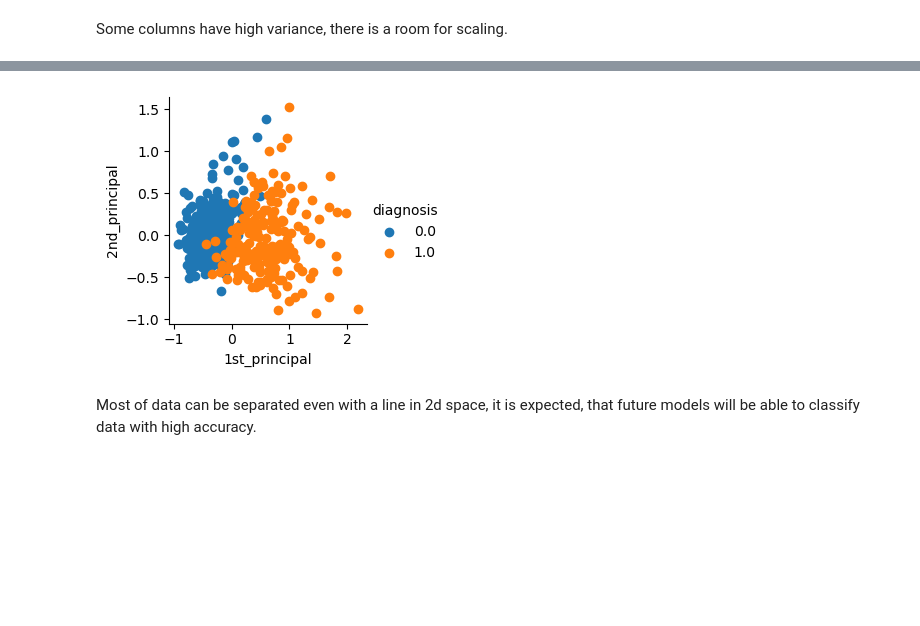
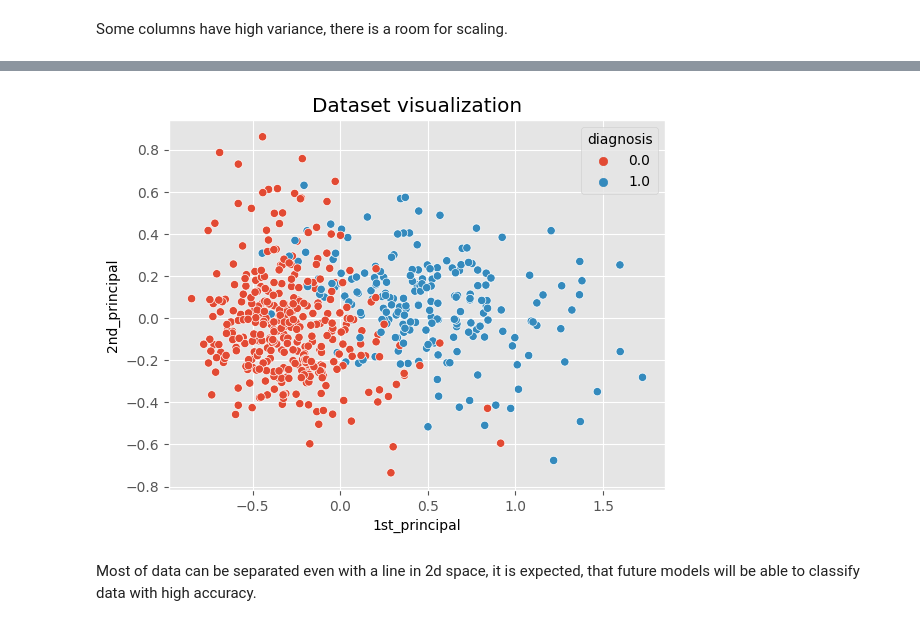
Before and after one commit to OndrejMarvan/DTU_Project, a Jupyter notebook: analysis.ipynb, the cells around one changed output, grey strips where cells are left out. Saved outputs shown, nothing was run; the diff lists cells and outputs as text; code cells hidden in the pictures; blank space fills up the shorter version.

Commit message:
Added feature selection, outlier detection and modified plots

```diff
--- a/analysis.ipynb
+++ b/analysis.ipynb
@@ -56,0 +82,3 @@ Name: diagnosis, dtype: int64
+# %%
+# Select only the important features
+df = df[important_features.index]
@@ -57 +109,4 @@ Name: diagnosis, dtype: int64
+# %%
+# Drop correlated features
+df = df.drop(columns= ['radius_mean', 'perimeter_mean', 'area_mean', 'perimeter_worst', 'area_worst', 'perimeter_se', 'area_se'])
 # %% [markdown]
@@ -64,0 +136,4 @@ Name: diagnosis, dtype: int64
+# %%
+# Check for outliers
+dbscan = DBSCAN(eps=6)
+dbscan.fit(df.drop(columns=['diagnosis']))
@@ -64,0 +149,4 @@ Name: diagnosis, dtype: int64
+# %%
+# Drop outliers
+df = df[(dbscan.labels_ == 0).T]
+df.shape
@@ -118,23 +212,27 @@ dtype: float64
 # %%
 # visualize using PCA based on diagnosis column
 
 # prepare PCA
 pca = PCA(n_components=2)
 # fit PCA to normalized dataframe
 pca.fit(df_norm.drop(['diagnosis'], axis=1))
 
 # transform normalized dataframe
 pca_data = pca.transform(df_norm.drop(['diagnosis'], axis=1))
 # add diagnosis column to transformed dataframe
 pca_data = np.vstack((pca_data.T, df_norm['diagnosis'].astype('uint8'))).T
 
 # create dataframe from transformed data
 pca_df = pd.DataFrame(data=pca_data, columns=('1st_principal', '2nd_principal', 'diagnosis'))
 
 # visualize transformed data
-sns.FacetGrid(pca_df, hue='diagnosis').map(plt.scatter, '1st_principal', '2nd_principal').add_legend()
+ax = sns.scatterplot(x='1st_principal',
+                     y='2nd_principal',
+                     hue='diagnosis',
+                     data=pca_df)
+ax.set_title('Dataset visualization')
 plt.show()
 # %% [output]
-[figure, old version]
+[figure, new version]
 # %% [markdown]
 Most of data can be separated even with a line in 2d space, it is expected, that future models will be able to classify data with high accuracy.
```
Also changed, not shown: parts of 27 cells of this notebook, 1 other file.
